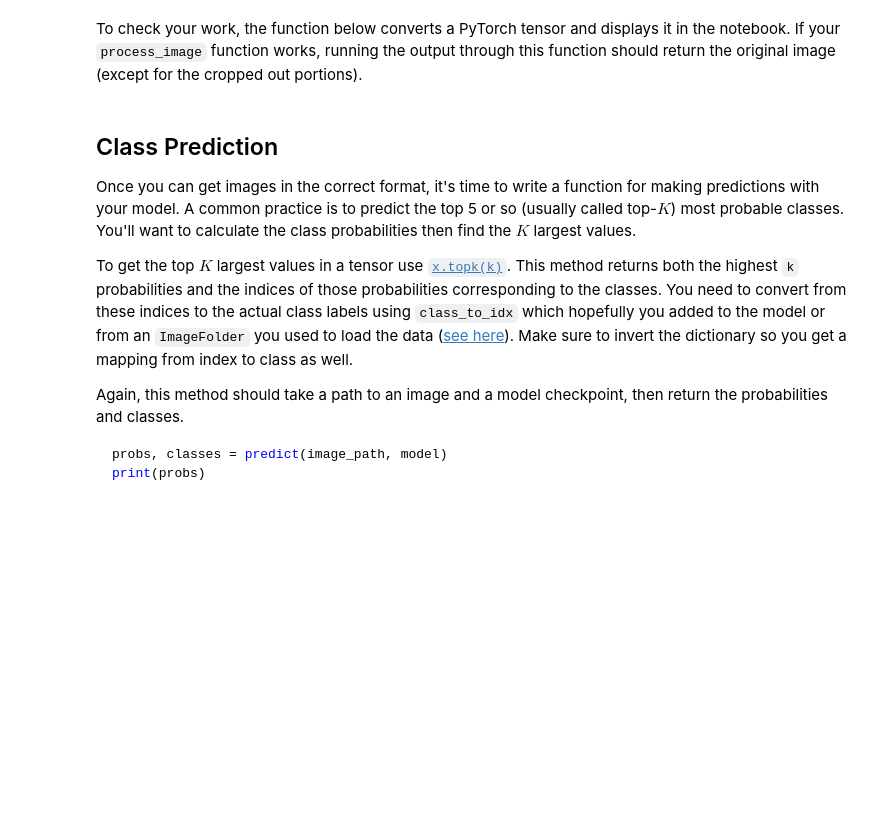
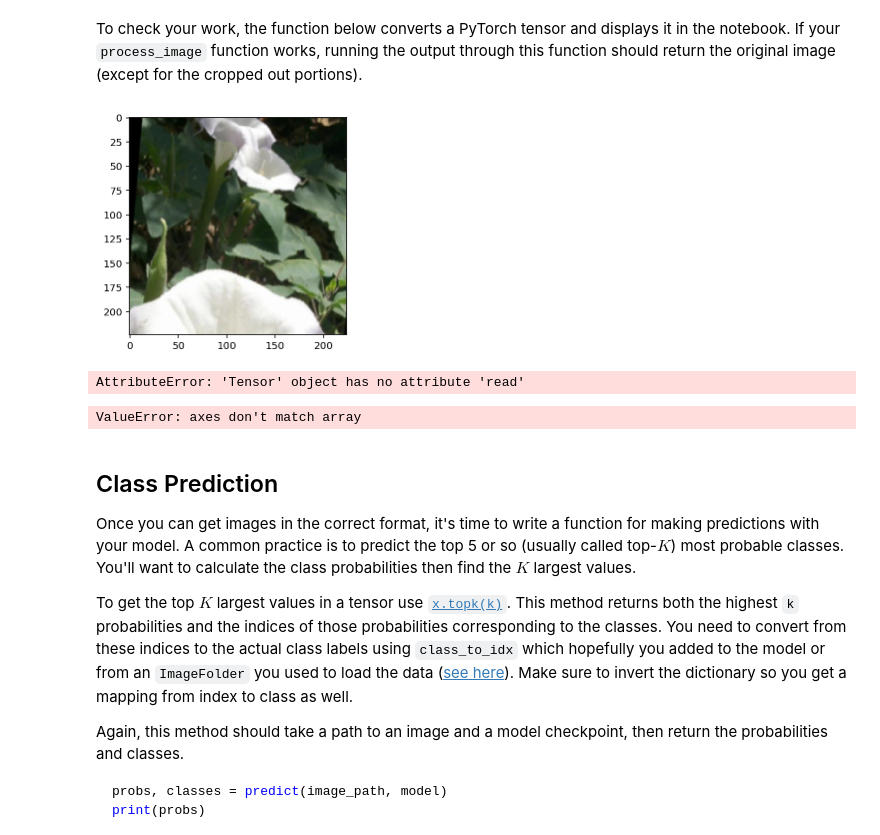
Before and after one commit to carlhero/image-classifier, a Jupyter notebook: Image Classifier Project.ipynb, the cells around one changed output. Cells and saved outputs as stored; diff of their text form; code cells hidden in the pictures; blank space fills up the shorter version.

```diff
--- a/Image Classifier Project.ipynb
+++ b/Image Classifier Project.ipynb
@@ -398,7 +451,7 @@ def process_image(image):
 To check your work, the function below converts a PyTorch tensor and displays it in the notebook. If your `process_image` function works, running the output through this function should return the original image (except for the cropped out portions).
 # %%
 def imshow(image, ax=None, title=None):
-    """Imshow for Tensor."""
+   # """Imshow for Tensor."""
     if ax is None:
         fig, ax = plt.subplots()
 
@@ -417,6 +470,23 @@ def imshow(image, ax=None, title=None):
     ax.imshow(image)
 
     return ax
+# %%
+image, label = next(iter(trainloader))
+imshow(image[0,:]);
+# %% [output]
+[figure, added]
+# %%
+process_image(image)
+# %% [output]
+AttributeError: 'Tensor' object has no attribute 'read'
+# %%
+# image = process_image(data_dir + '/1/image_.jpg')
+# image, label = next(iter(imageloader))
+# image = image.numpy().transpose((1, 2, 0))
+image = image.numpy().transpose([2, 0, 1])
+imshow((image[0: 1]))
+# %% [output]
+ValueError: axes don't match array
 # %% [markdown]
 ## Class Prediction
 
```
Also changed, not shown: parts of 14 cells of this notebook.
